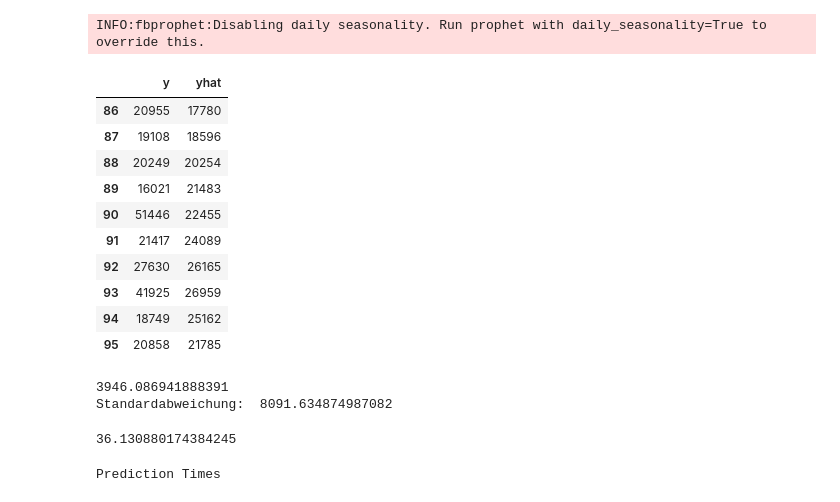
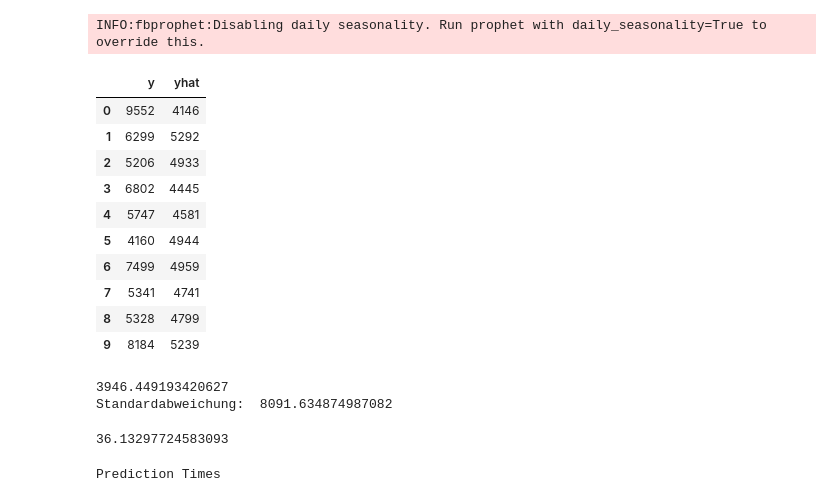
Before and after one commit to JGruettner/comprehensive_crm, a Jupyter notebook: Forecast_Univari.ipynb, the cells around one changed output. Cells and saved outputs as stored; diff of their text form; code cells hidden in the pictures.

```diff
--- a/Forecast_Univari.ipynb
+++ b/Forecast_Univari.ipynb
@@ -116,7 +120,7 @@ forecast2.head()
 from fbprophet import Prophet
 
 # set the uncertainty interval to 95% (the Prophet default is 80%)
-model = Prophet(yearly_seasonality = True, weekly_seasonality = True, interval_width = 0.95)
+model = Prophet(yearly_seasonality = True, weekly_seasonality = False, interval_width = 0.85)
 model.fit(forecast2)
 sales_pred = model.predict(forecast2)
 # %% [output]
@@ -124,26 +128,26 @@ INFO:fbprophet:Disabling daily seasonality. Run prophet with daily_seasonality=T
 # %%
 # Merge predicted and original value
 sales= pd.merge(forecast2, sales_pred, how = 'inner', on = 'ds')
-sales[['y', 'yhat']].astype(int).tail(10)
+sales[['y', 'yhat']].astype(int).head(10)
 # %% [output]
 |  | y | yhat |
-| 86 | 20955 | 17780 |
-| 87 | 19108 | 18596 |
-| 88 | 20249 | 20254 |
-| 89 | 16021 | 21483 |
-| 90 | 51446 | 22455 |
-| 91 | 21417 | 24089 |
-| 92 | 27630 | 26165 |
-| 93 | 41925 | 26959 |
-| 94 | 18749 | 25162 |
-| 95 | 20858 | 21785 |
+| 0 | 9552 | 4146 |
+| 1 | 6299 | 5292 |
+| 2 | 5206 | 4933 |
+| 3 | 6802 | 4445 |
+| 4 | 5747 | 4581 |
+| 5 | 4160 | 4944 |
+| 6 | 7499 | 4959 |
+| 7 | 5341 | 4741 |
+| 8 | 5328 | 4799 |
+| 9 | 8184 | 5239 |
 # %%
 #Calculate Accuracy Score
 from sklearn.metrics import mean_absolute_error
 print(mean_absolute_error(sales['y'], sales['yhat']))
 print("Standardabweichung: ",sales['y'].std())
 # %% [output]
-3946.086941888391
+3946.449193420627
 Standardabweichung:  8091.634874987082
 # %%
 import numpy as np
@@ -154,7 +158,7 @@ def mean_absolute_percentage_error(y_true, y_pred):
 
 mean_absolute_percentage_error(y_true=sales['y'], y_pred=sales['yhat'])
 # %% [output]
-36.130880174384245
+36.13297724583093
 # %%
 # dataframe that extends into future 8 weeks
 future_dates = model.make_future_dataframe(freq = "w", periods = 8, include_history=True)
```
Also changed, not shown: parts of 6 cells of this notebook, 1 other file.
